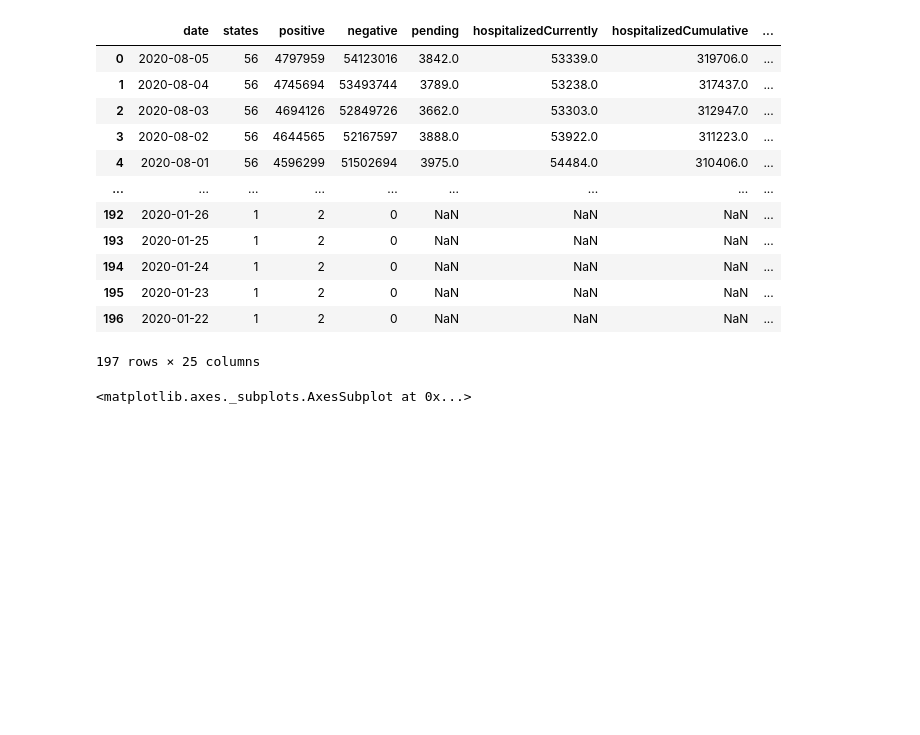
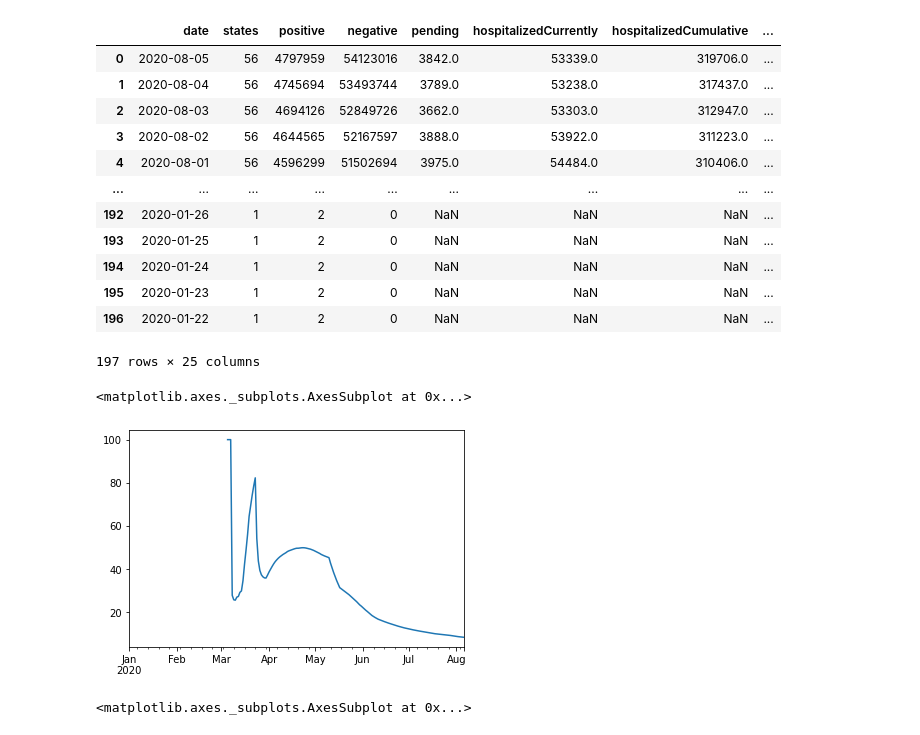
Before and after one commit to danielsuo/princeton.fyi, a Jupyter notebook: notebooks/Testing.ipynb, the cells around one changed output. Drawn from its saved outputs; the diff is of its cells as text; code cells hidden in the pictures; blank space fills up the shorter version.

Commit message:
Add positive test rate

```diff
--- a/notebooks/Testing.ipynb
+++ b/notebooks/Testing.ipynb
@@ -16,5 +13,5 @@ from provid.source import download_all
 # %%
-srcs = download_all(national_patient=True)
+srcs = download(national_patient=False)
 # %% [output]
 Downloading national_data...
 Downloading state_data...
@@ -360,12 +356,21 @@ national
 # %%
 state = srcs["state_data"].df[srcs["state_data"].df.state == "NJ"]
 state.index = pd.to_datetime(state.date, format="%Y%m%d")
+state_table = pd.merge(pd.DataFrame(dates), state, how="outer", left_index=True, right_index=True)
+state_table = state_table._get_numeric_data()
+for column in state_table.columns:
+    state_table[column].iloc[:np.argmin(state_table[column])] = 0
+state_table = state_table.fillna(method="ffill")
-# %%
-state_table = pd.merge(pd.DataFrame(dates), state, how="outer", left_index=True, right_index=True)
-state_table = state_table._get_numeric_data()
-for column in state_table.columns:
-    state_table[column].iloc[:np.argmin(state_table[column])] = 0
-state_table = state_table.interpolate(method="time", limit_direction="both")
+# %%
+state_table["total_tests"] = state_table.positive + state_table.negative
+state_table["rolling_total_tests"] = state_table.total_tests.rolling(7).mean()
+state_table["rolling_positive_tests"] = state_table.positive.rolling(7).mean()
+state_table["positive_test_rate"] = state_table.rolling_positive_tests / state_table.rolling_total_tests * 100
+# %%
+state_table.positive_test_rate.plot()
+# %% [output]
+<matplotlib.axes._subplots.AxesSubplot at 0x...>
+[figure, added]
 # %%
 state_table.deathIncrease.plot()
 # %% [output]
```
Also changed, not shown: parts of 3 cells of this notebook, 13 other files.
